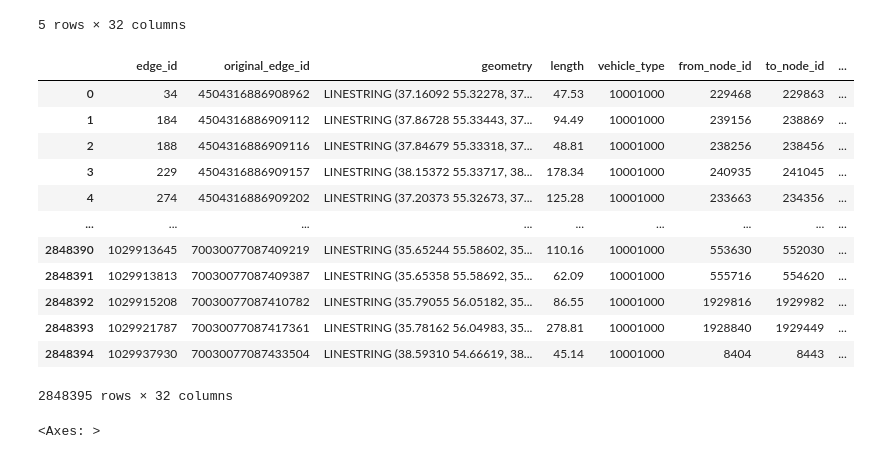
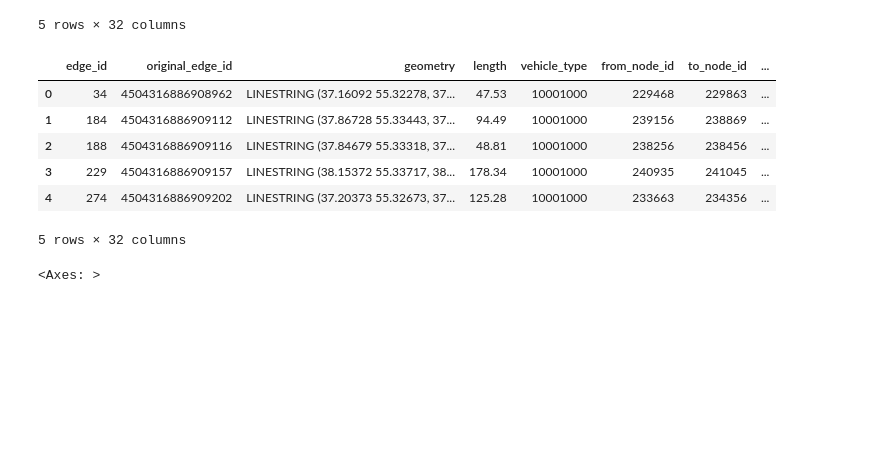
Before and after one commit to kuujanis/2safe, a Jupyter notebook: analyz/analyz_pedestrian.ipynb, the cells around one changed output. Cells and saved outputs as stored; diff of their text form; code cells hidden in the pictures; blank space fills up the shorter version.

```diff
--- a/analyz/analyz_pedestrian.ipynb
+++ b/analyz/analyz_pedestrian.ipynb
@@ -16,23 +16,17 @@ df.head()
 # %%
 import geopandas as gpd
 from shapely import wkt
 
 gdf = gpd.GeoDataFrame(data=df, geometry=gpd.GeoSeries.from_wkt(df['geometry']), crs=4326)
-gdf
+gdf.head()
 # %% [output]
 |  | edge_id | original_edge_id | geometry | length | vehicle_type | from_node_id | to_node_id | ... |
 | 0 | 34 | 4504316886908962 | LINESTRING (37.16092 55.32278, 37... | 47.53 | 10001000 | 229468 | 229863 | ... |
 | 1 | 184 | 4504316886909112 | LINESTRING (37.86728 55.33443, 37... | 94.49 | 10001000 | 239156 | 238869 | ... |
 | 2 | 188 | 4504316886909116 | LINESTRING (37.84679 55.33318, 37... | 48.81 | 10001000 | 238256 | 238456 | ... |
 | 3 | 229 | 4504316886909157 | LINESTRING (38.15372 55.33717, 38... | 178.34 | 10001000 | 240935 | 241045 | ... |
 | 4 | 274 | 4504316886909202 | LINESTRING (37.20373 55.32673, 37... | 125.28 | 10001000 | 233663 | 234356 | ... |
-| ... | ... | ... | ... | ... | ... | ... | ... | ... |
-| 2848390 | 1029913645 | 70030077087409219 | LINESTRING (35.65244 55.58602, 35... | 110.16 | 10001000 | 553630 | 552030 | ... |
-| 2848391 | 1029913813 | 70030077087409387 | LINESTRING (35.65358 55.58692, 35... | 62.09 | 10001000 | 555716 | 554620 | ... |
-| 2848392 | 1029915208 | 70030077087410782 | LINESTRING (35.79055 56.05182, 35... | 86.55 | 10001000 | 1929816 | 1929982 | ... |
-| 2848393 | 1029921787 | 70030077087417361 | LINESTRING (35.78162 56.04983, 35... | 278.81 | 10001000 | 1928840 | 1929449 | ... |
-| 2848394 | 1029937930 | 70030077087433504 | LINESTRING (38.59310 54.66619, 38... | 45.14 | 10001000 | 8404 | 8443 | ... |
-2848395 rows × 32 columns
+5 rows × 32 columns
 # %%
 gdf.plot()
 # %% [output]
```
Also changed, not shown: parts of 20 cells of this notebook, 8 other files.
